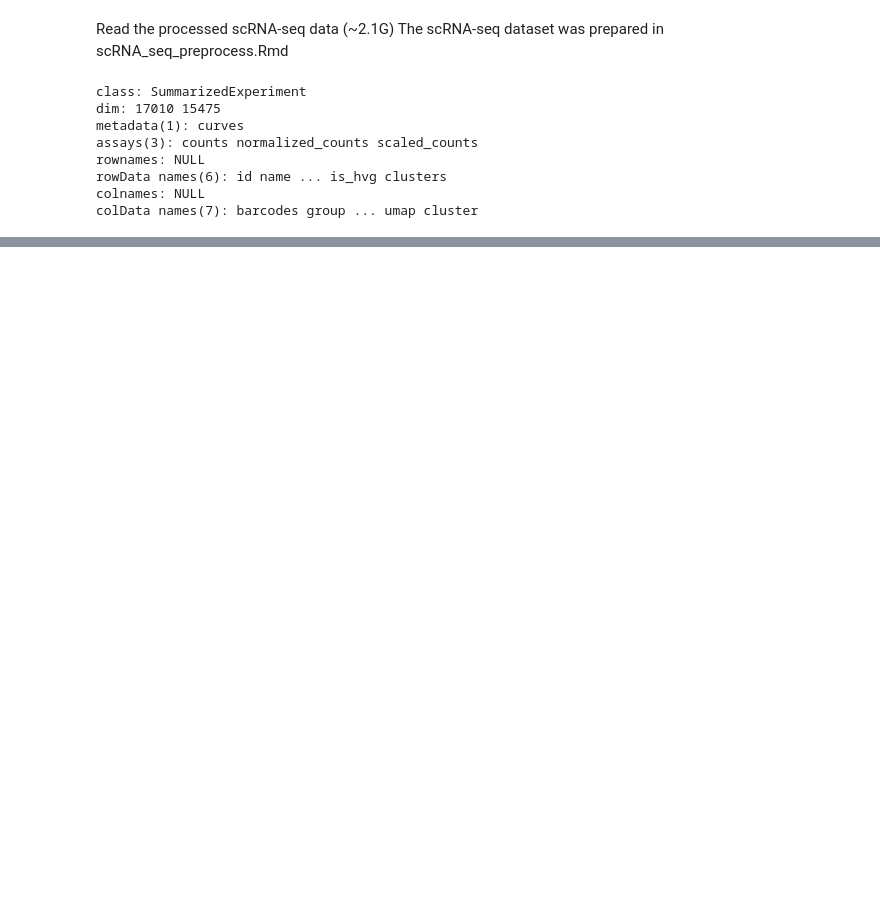
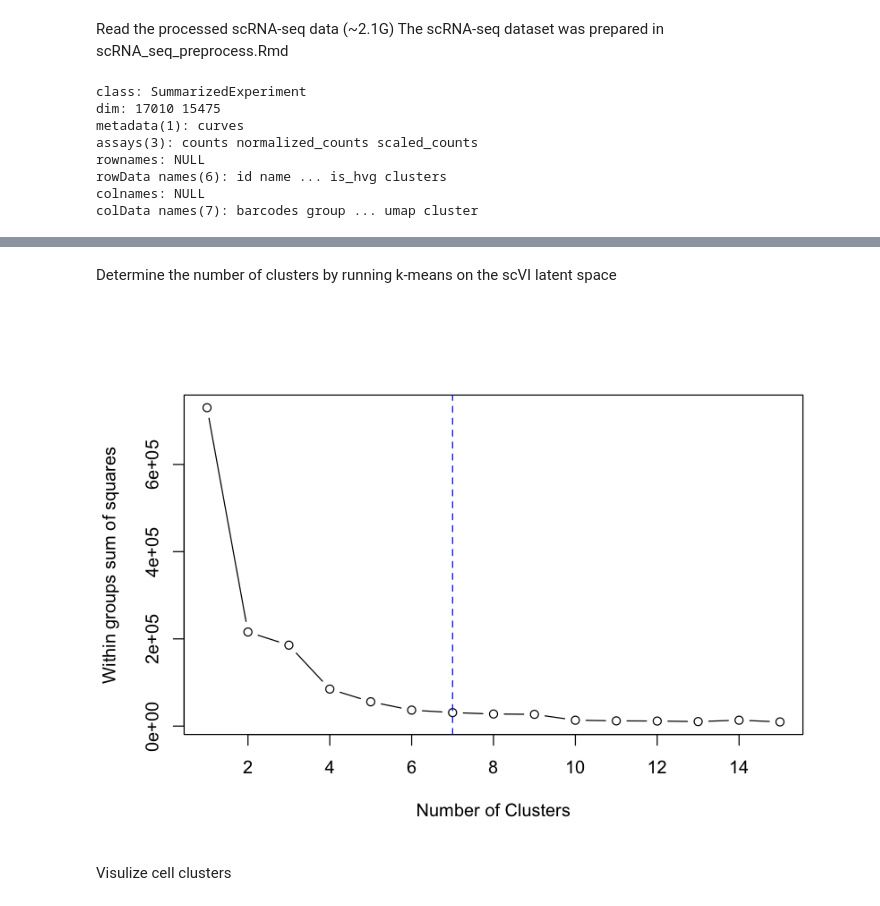
Before and after one commit to gongx030/Etv2_pioneer, a Jupyter notebook: scRNA_seq_analysis.ipynb, the cells around one changed output, grey strips where cells are left out. Saved outputs shown, nothing was run; the diff lists cells and outputs as text; code cells hidden in the pictures; blank space fills up the shorter version.

```diff
--- a/scRNA_seq_analysis.ipynb
+++ b/scRNA_seq_analysis.ipynb
@@ -44,0 +36,13 @@ colData names(7): barcodes group ... umap cluster
+# %% [markdown]
+Determine the number of clusters by running k-means on the scVI latent space
+# %%
+wss <- (nrow(colData(se)$umap)-1) * sum(apply(colData(se)$umap, 2, var))
+for (i in 2:15) wss[i] <- sum(kmeans(colData(se)$umap,centers = i)$withinss)
+options(repr.plot.width=7, repr.plot.height=5)
+plot(1:15, wss, type="b", xlab="Number of Clusters", ylab="Within groups sum of squares")
+n_cluster <- 7
+abline(v = n_cluster, col = 'blue', lty = 2)
+# %% [output]
+[figure, added]
+# %% [markdown]
+Visulize cell clusters
```
Also changed, not shown: parts of 15 cells of this notebook.
